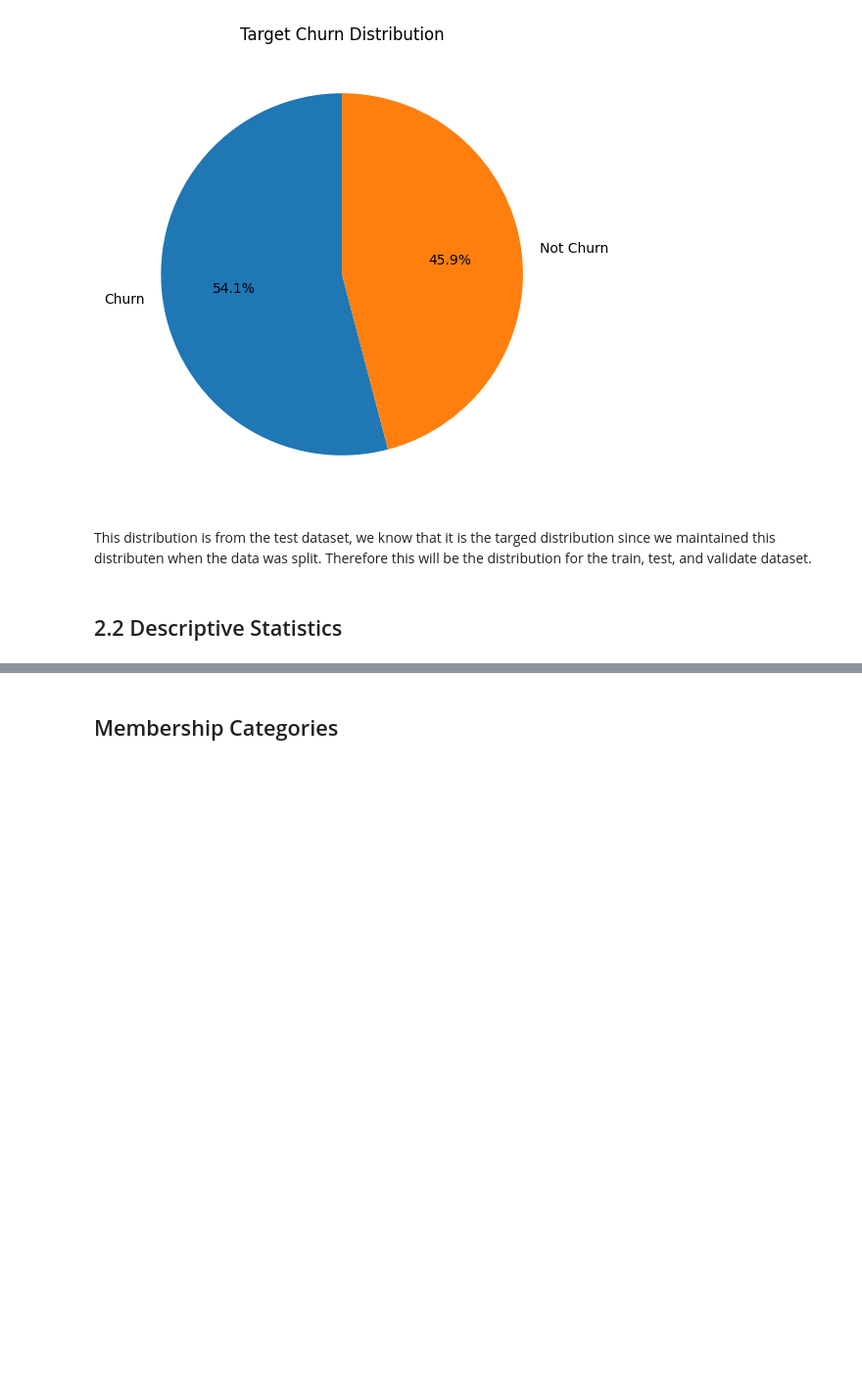
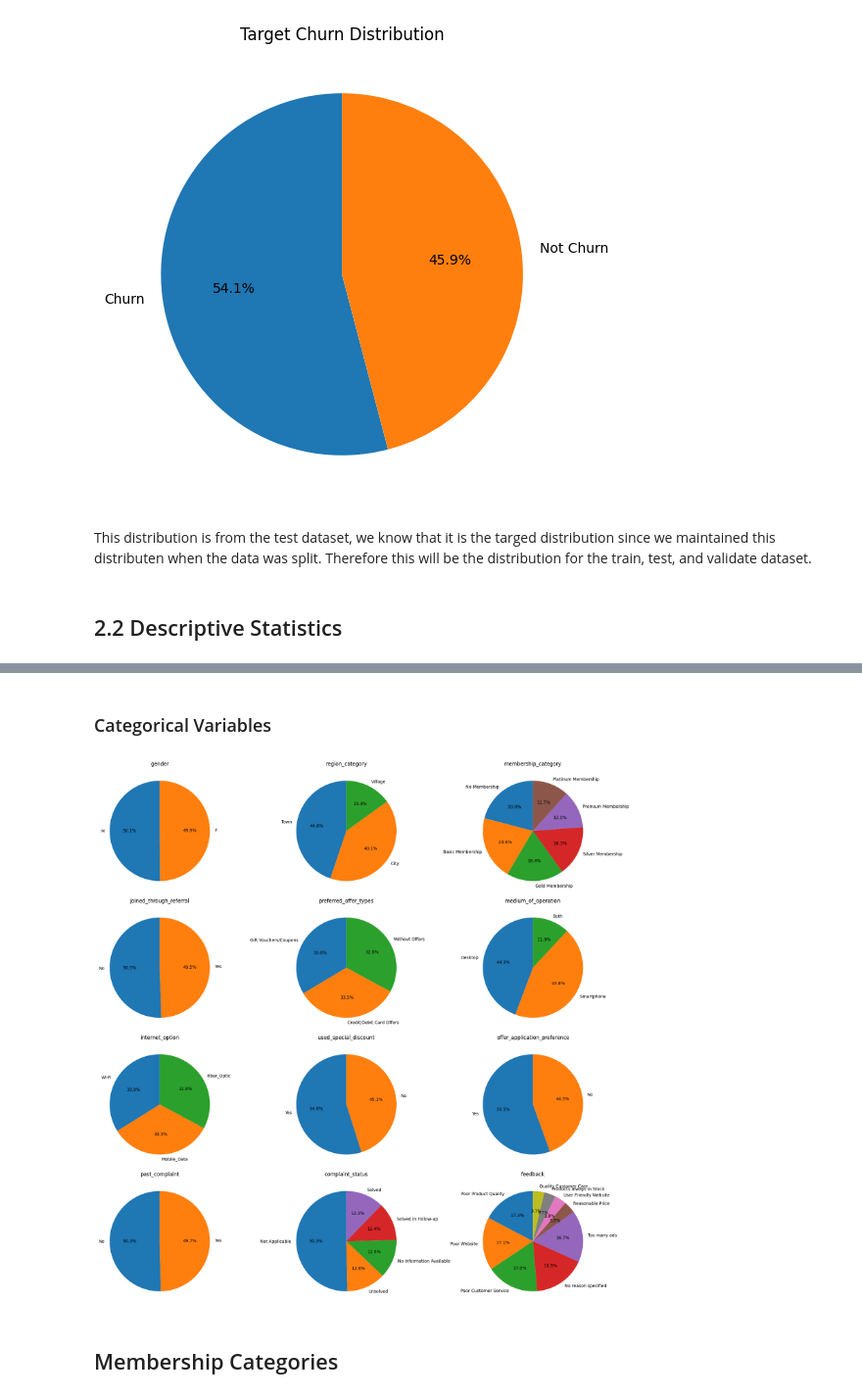
Before and after one commit to CMPE252/Customer-Churn-Prediction-Using-Machine-Learning, a Jupyter notebook: notebook/CMPE_252_Customer_Churn_Prediction.ipynb, the cells around one changed output, grey strips where cells are left out. Shown at 98% size. Cells and saved outputs as stored; diff of their text form; code cells hidden in the pictures; blank space fills up the shorter version.

```diff
--- a/notebook/CMPE_252_Customer_Churn_Prediction.ipynb
+++ b/notebook/CMPE_252_Customer_Churn_Prediction.ipynb
@@ -888,3 +943,40 @@ This distribution is from the test dataset, we know that it is the targed distri
+# %% [markdown]
+### Categorical Variables
+# %%
+# Select only low-cardinality categorical columns
+cat_cols_pie = [
+    col for col in
+    X_train_eda.select_dtypes(include='object').columns
+    if col not in ['joining_date', 'last_visit_time']
+]
+
+# Create grid (adjust rows/cols depending on number of variables)
+fig, ax = plt.subplots(nrows=4, ncols=3, figsize=(18, 18))
+ax = ax.flatten()
+
+for i, col in enumerate(cat_cols_pie):
+
+    # Get value counts
+    counts = X_train_eda[col].value_counts()
+
+    # Plot pie chart
+    ax[i].pie(
+        counts,
+        labels=counts.index,
+        autopct='%1.1f%%',
+        startangle=90
+    )
+
+    ax[i].set_title(col)
+
+# Remove any extra empty subplots
+for j in range(len(cat_cols_pie), len(ax)):
+    fig.delaxes(ax[j])
+
+plt.tight_layout()
+plt.show()
+# %% [output]
+[figure, added]
 # %% [markdown]
 ## Membership Categories
 # %%
```
Also changed, not shown: parts of 16 cells of this notebook.
